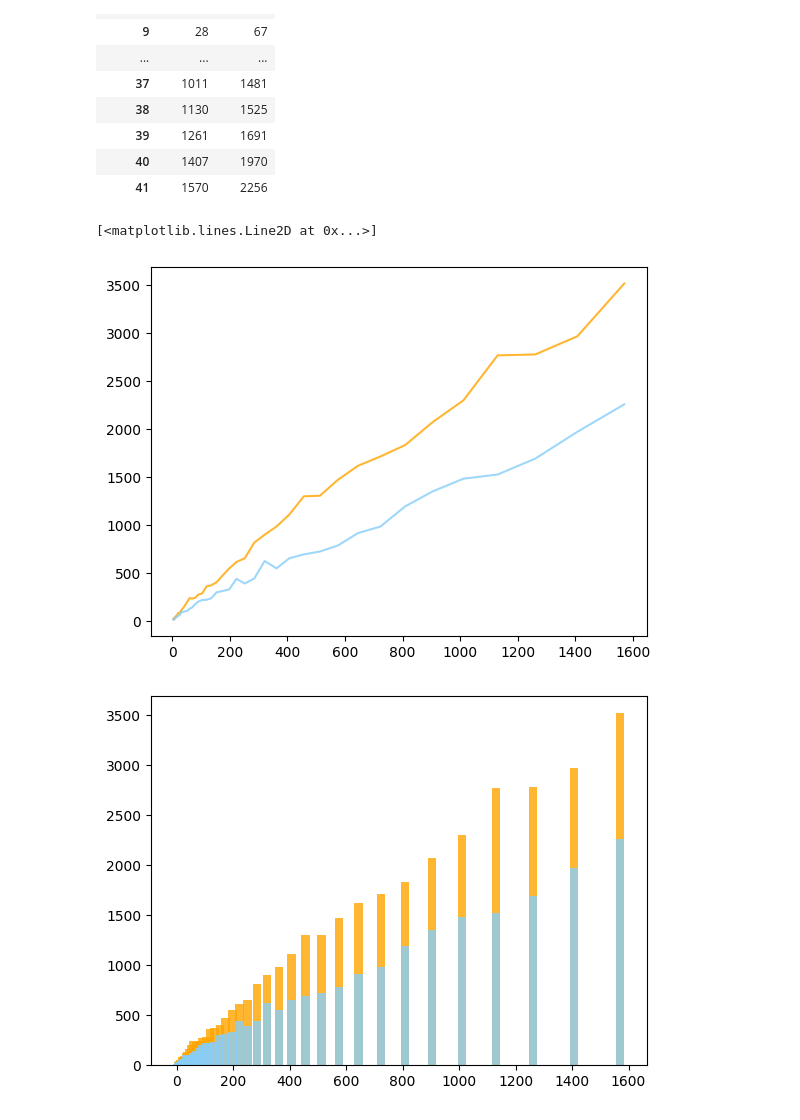
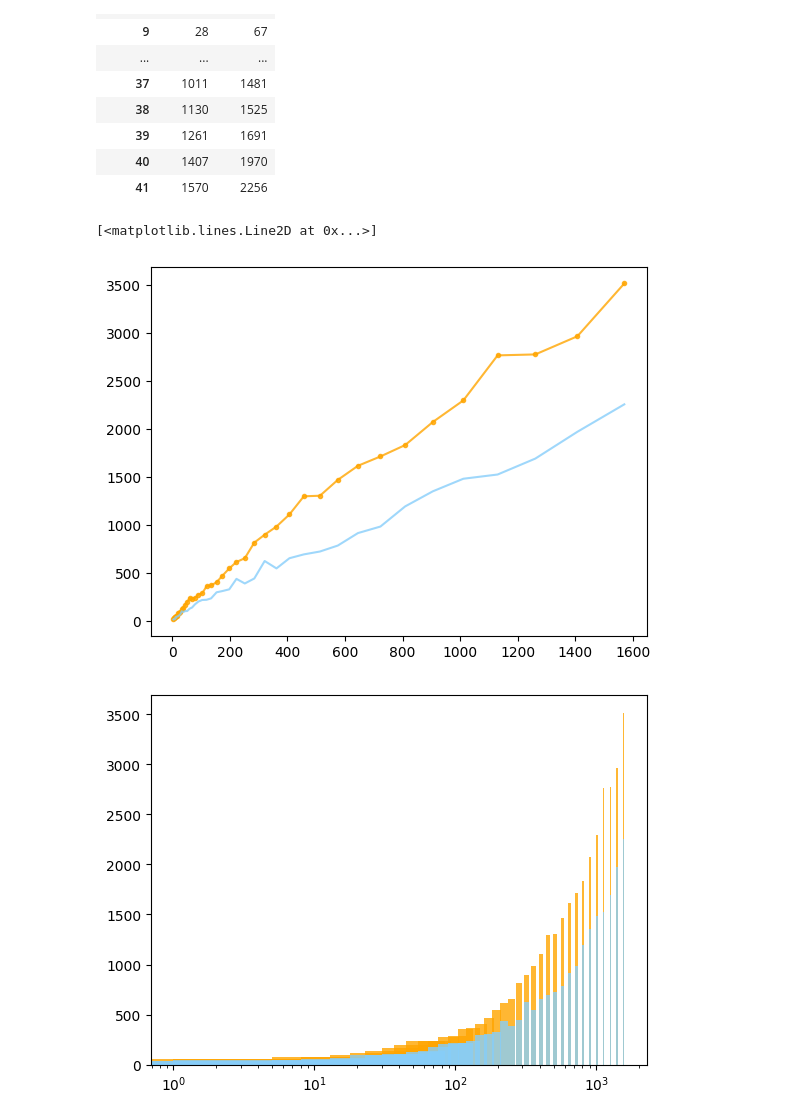
Before and after one commit to 255ribeiro/zebende, a Jupyter notebook: graphics.ipynb, the cells around one changed output. Saved outputs shown, nothing was run; the diff lists cells and outputs as text; code cells hidden in the pictures.

Commit message:
graphs

```diff
--- a/graphics.ipynb
+++ b/graphics.ipynb
@@ -76,47 +76,52 @@ bar_width = 30
 opacity = 0.8
 fig, ax = plt.subplots(1,1)
 ax.plot(
-        df_basic["tws size"],
-        df_basic["elapsed"],
+        df_basic["tws size"].astype(int),
+        df_basic["elapsed"].astype(int),
         # width=bar_width,
         color='orange',
         alpha=opacity,
         # edgecolor='grey',
-        label='Basic'
+        marker='.',
+        label='Basic',
+
         )
 
 ax.plot(
-        df_basic["tws size"],
-        df_opt["elapsed"],
+        df_basic["tws size"].astype(int),
+        df_opt["elapsed"].astype(int),
         #  width=bar_width,
         color='lightskyblue',
         alpha=opacity,
         #  edgecolor='grey',
-        label='Optimaized')
+        marker='.',
+        label='Optimaized',
+        )
 # %% [output]
 [<matplotlib.lines.Line2D at 0x...>]
-[figure, old version]
+[figure, new version]
 # %%
 fig, ax = plt.subplots(1,1)
 
 ax.bar(
-        df_basic["tws size"],
-        df_basic["elapsed"],
+        df_basic["tws size"].astype(int),
+        df_basic["elapsed"].astype(int),
         width=bar_width,
         color='orange',
         alpha=opacity,
         # edgecolor='grey',
         label='Basic'
         )
 ax.bar(
-        df_opt["tws size"],
-        df_opt["elapsed"],
+        df_opt["tws size"].astype(int),
+        df_opt["elapsed"].astype(int),
         width=bar_width,
         color='lightskyblue',
         alpha=opacity,
         # edgecolor='grey',
         label='Optimaized')
+ax.semilogx()
 
 plt.show()
 # %% [output]
-[figure, old version]
+[figure, new version]
```
